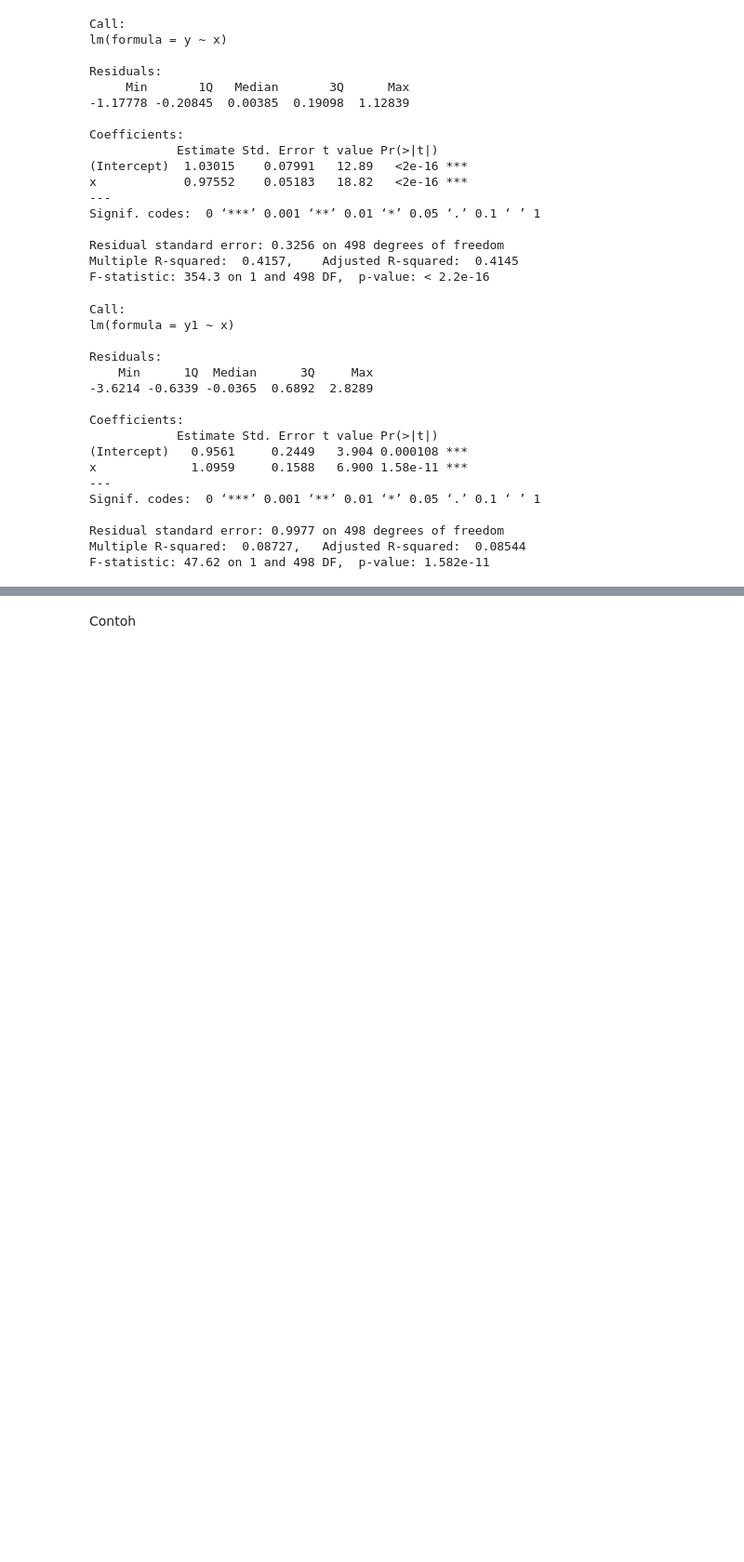
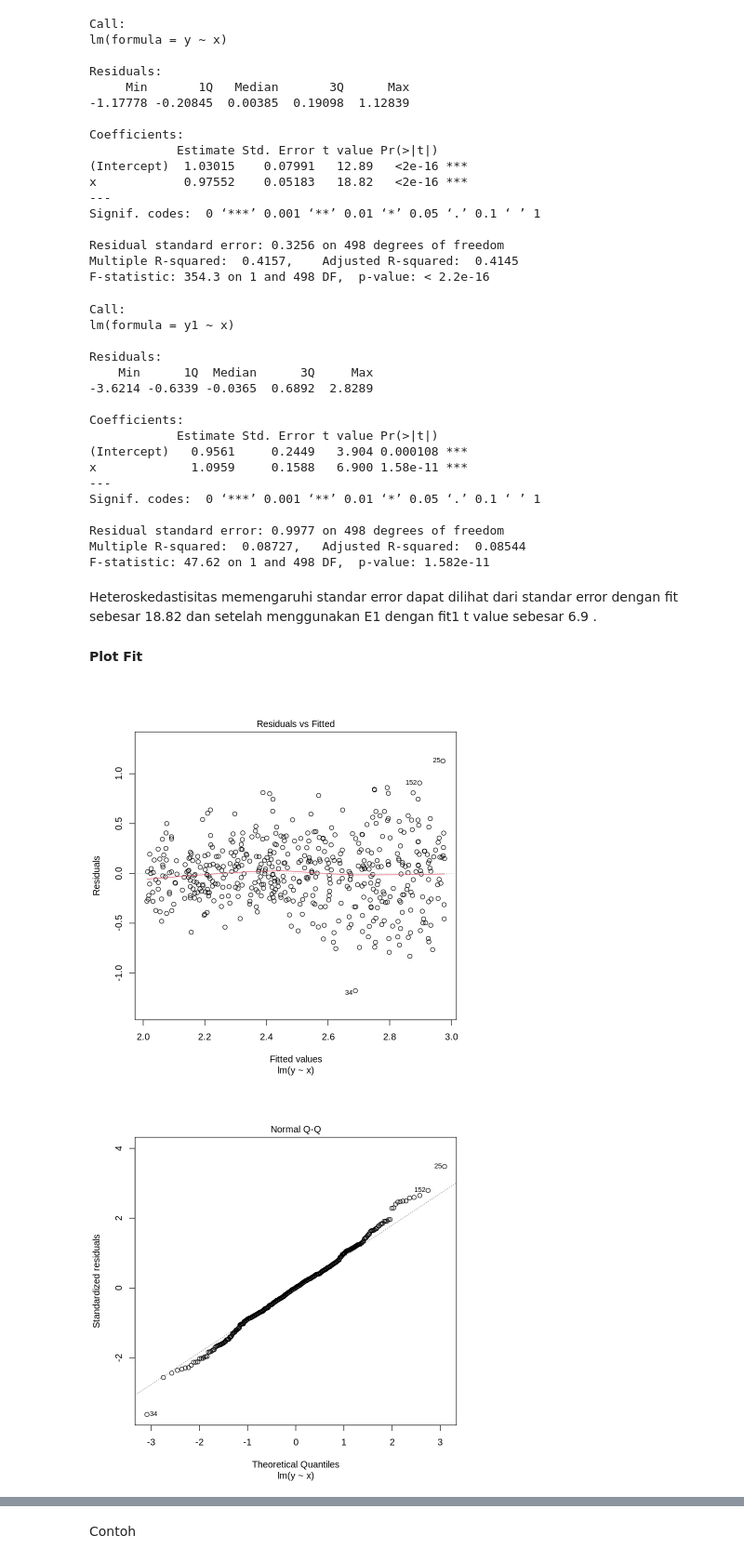
Before and after one commit to JuzmaFR/Analisis-Regresi-Catatan-Kuliah, a Jupyter notebook: Analisis_Regresi.ipynb, the cells around one changed output, grey strips where cells are left out. Shown at 93% size. Saved outputs shown, nothing was run; the diff lists cells and outputs as text; code cells hidden in the pictures; blank space fills up the shorter version.

```diff
--- a/Analisis_Regresi.ipynb
+++ b/Analisis_Regresi.ipynb
@@ -1449,3 +1449,12 @@ Signif. codes:  0 ‘***’ 0.001 ‘**’ 0.01 ‘*’ 0.05 ‘.’ 0.1 ‘ ’
 Residual standard error: 0.9977 on 498 degrees of freedom
 Multiple R-squared:  0.08727,   Adjusted R-squared:  0.08544
 F-statistic: 47.62 on 1 and 498 DF,  p-value: 1.582e-11
+# %% [markdown]
+Heteroskedastisitas memengaruhi standar error dapat dilihat dari standar error dengan fit sebesar 18.82 dan setelah menggunakan E1 dengan fit1 t value sebesar 6.9 .
+# %% [markdown]
+**Plot Fit**
+# %%
+plot(fit)
+# %% [output]
+[figure, added]
+[figure, added]
```
Also changed, not shown: parts of 18 cells of this notebook.
